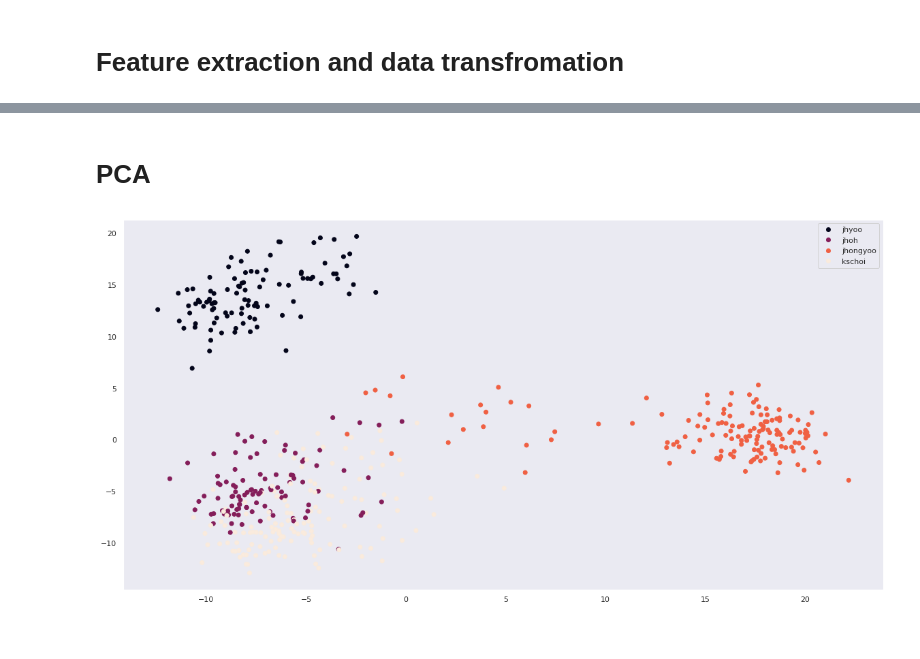
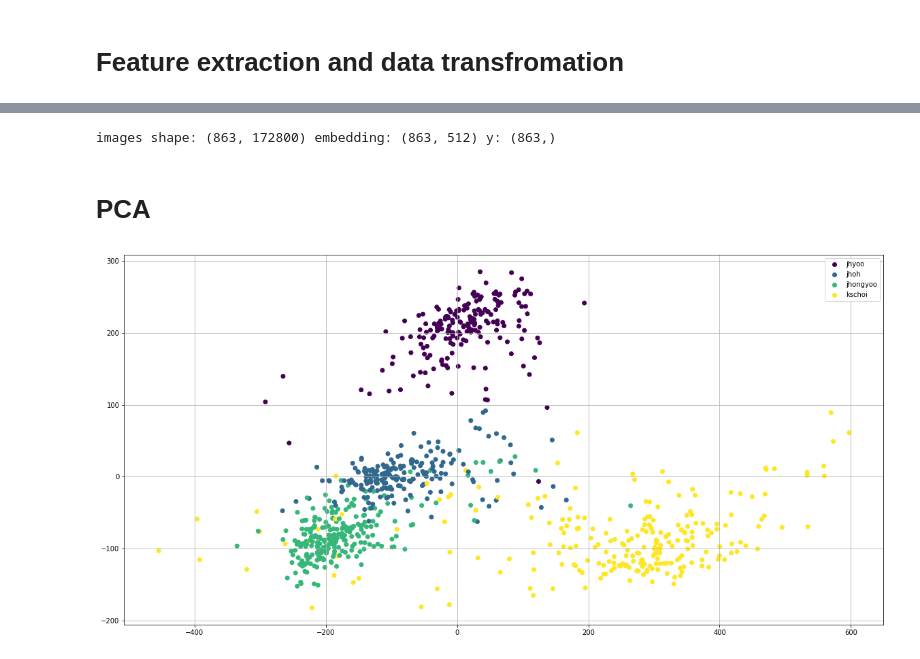
Before and after one commit to ksuchoi216/FaceID-model, a Jupyter notebook: pca.ipynb, the cells around one changed output, grey strips where cells are left out. Saved outputs shown, nothing was run; the diff lists cells and outputs as text; code cells hidden in the pictures.

Commit message:
commit all test

```diff
--- a/pca.ipynb
+++ b/pca.ipynb
@@ -161,8 +159,29 @@ train_y = np.load(train_path_y, allow_pickle=True)
+# %%
+phase = phases[0]
+
+source = './data/'
+path_x_img = source + phase + '_image.npy'
+x_img = np.load(path_x_img, allow_pickle=True)
+
+
+path_x_emb = source + phase +'_embedding.npy'
+x_emb = np.load(path_x_emb, allow_pickle=True)
+
+path_y = source + phase + '_label.npy'
+y = np.load(path_y, allow_pickle=True)
+
+# val_path = source + 'val.npy'
+# test_path = source + 'test.npy'
+
+
+print(f'images shape: {x_img.shape} embedding: {x_emb.shape} y: {y.shape}')
+# %% [output]
+images shape: (863, 172800) embedding: (863, 512) y: (863,)
 # %% [markdown]
 # PCA
 # %%
 from utils import show_pca
 label_list = ['jhyoo', 'jhoh', 'jhongyoo', 'kschoi']
-show_pca(train_x_img, train_y, label_list)
+show_pca(x_img, y, label_list)
 # %% [output]
-[figure, old version]
+[figure, new version]
```
Also changed, not shown: parts of 6 cells of this notebook, 10 other files.
